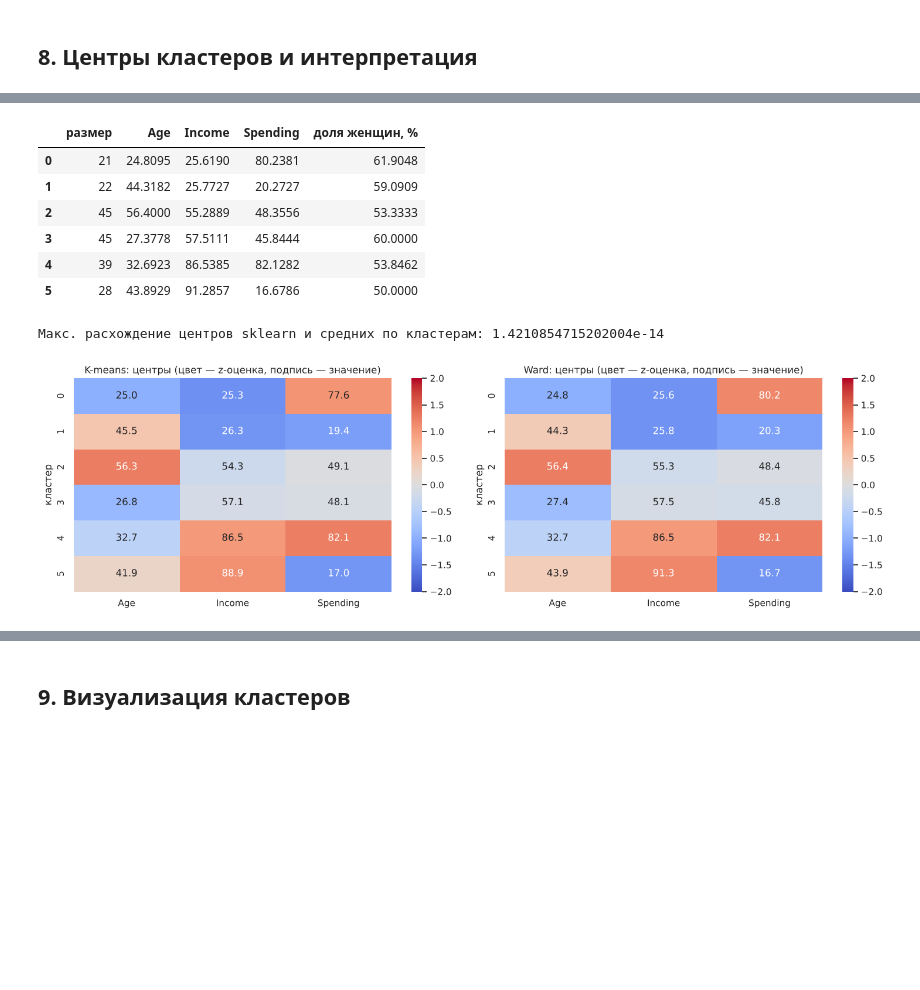
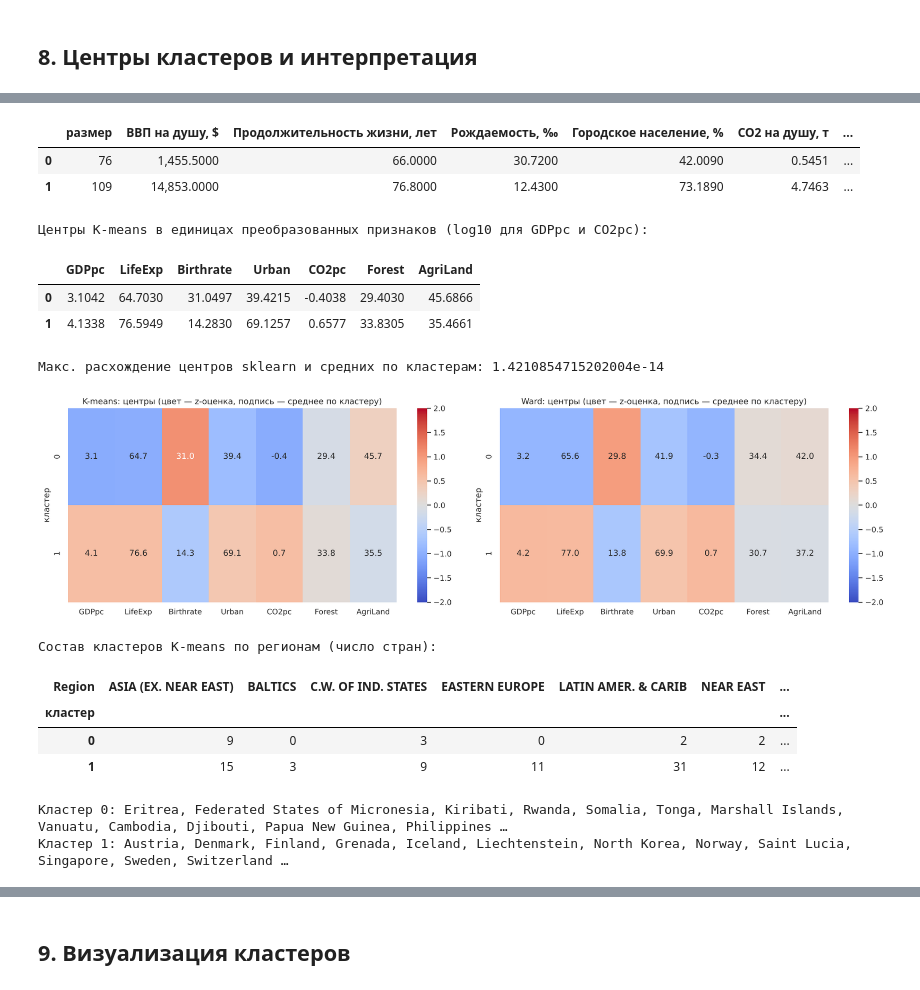
Before and after one commit to TeaTeapot/AI_MachineLearning, a Jupyter notebook: Lab3/lab3.ipynb, the cells around one changed output, grey strips where cells are left out. Saved outputs shown, nothing was run; the diff lists cells and outputs as text; code cells hidden in the pictures; blank space fills up the shorter version.

```diff
--- a/Lab3/lab3.ipynb
+++ b/Lab3/lab3.ipynb
@@ -42,7 +44,7 @@ from sklearn.cluster import KMeans, AgglomerativeClustering
 from sklearn.metrics import (silhouette_score, silhouette_samples, calinski_harabasz_score,
                              davies_bouldin_score, adjusted_rand_score, rand_score,
                              normalized_mutual_info_score, homogeneity_completeness_v_measure)
-from sklearn.metrics.cluster import pair_confusion_matrix
+from sklearn.metrics.cluster import pair_confusion_matrix, contingency_matrix
 
 SEED = 42                                   # единое зерно для воспроизводимости
 random.seed(SEED); np.random.seed(SEED)
@@ -51,7 +53,8 @@ sns.set_theme(style="whitegrid")
 plt.rcParams["figure.dpi"] = 100
 pd.set_option("display.float_format", lambda x: f"{x:,.4f}")
 pd.set_option("display.width", 220)
-pd.set_option("display.max_columns", 30)
+pd.set_option("display.max_columns", 40)
+pd.set_option("display.max_rows", 100)
 print("scikit-learn:", __import__("sklearn").__version__)
 # %% [output]
 scikit-learn: 1.9.1
@@ -295,8 +391,8 @@ plt.tight_layout(); plt.show()
 # %% [markdown]
 ## 4. Структура данных: диаграммы рассеивания и выбор методов
 # %%
-g = sns.pairplot(df[FEATURES], diag_kind="kde", corner=False, plot_kws={"s": 28, "alpha": 0.7, "color": "#4C72B0"},
+g = sns.pairplot(df[FEATURES], diag_kind="kde", corner=True, plot_kws={"s": 14, "alpha": 0.6, "color": "#4C72B0"},
                  diag_kws={"color": "#4C72B0"})
-g.fig.suptitle("Матрица диаграмм рассеивания (исходные единицы)", y=1.02)
+g.fig.suptitle("Матрица диаграмм рассеивания (преобразованные признаки, исходные единицы)", y=1.02)
 plt.show()
 # %% [output]
@@ -405,6 +502,7 @@ gap.T
 # %%
-fig, axes = plt.subplots(1, 3, figsize=(18, 5))
-for ax, k in zip(axes, [K_KM - 1, K_KM, K_KM + 1]):
+ks_show = sorted({max(2, K_KM - 1), K_KM, K_KM + 1})
+fig, axes = plt.subplots(1, len(ks_show), figsize=(6 * len(ks_show), 5))
+for ax, k in zip(np.atleast_1d(axes), ks_show):
     lab = KMeans(n_clusters=k, n_init=10, random_state=SEED).fit_predict(X)
     s = silhouette_samples(X, lab); y0 = 5
     for c in range(k):
@@ -413,5 +511,7 @@ for ax, k in zip(axes, [K_KM - 1, K_KM, K_KM + 1]):
     ax.axvline(s.mean(), color="k", ls="--"); ax.set_xlim(-0.15, 0.85)
     ax.set_title(f"K-means, k = {k}: средний силуэт {s.mean():.3f}, отрицательных: {(s < 0).sum()}")
     ax.set_xlabel("коэффициент силуэта"); ax.set_yticks([])
+    print(f"k = {k}: средние силуэты кластеров по номерам:", [round(float(s[lab == c].mean()), 2) for c in range(k)],
+          "| размеры:", np.bincount(lab).tolist())
 plt.tight_layout(); plt.show()
 # %% [output]
@@ -426,8 +528,8 @@ plt.tight_layout(); plt.show()
 km = KMeans(n_clusters=K_KM, n_init=10, random_state=SEED).fit(X)
 hc = AgglomerativeClustering(n_clusters=K_HC, linkage="ward").fit(X)
 
-# Для удобства сравнения нумеруем кластеры по возрастанию среднего дохода (метки алгоритмов произвольны)
-def relabel(labels, ref=df["Income"].values):
+# Для удобства сравнения нумеруем кластеры по возрастанию медианного ВВП на душу (метки алгоритмов произвольны)
+def relabel(labels, ref=df["GDPpc"].values):
     order = pd.Series(ref).groupby(labels).mean().sort_values().index
     mapping = {old: new for new, old in enumerate(order)}
     return np.vectorize(mapping.get)(labels)
@@ -545,27 +670,37 @@ Ward — компактность кластеров:
 ## 8. Центры кластеров и интерпретация
 # %%
 def profile(labels):
-    g = df.groupby(labels)
-    out = g[FEATURES].mean()
+    g = orig.groupby(labels)
+    out = g.median()                                            # медианы в исходных единицах (устойчивы к хвостам)
     out.insert(0, "размер", g.size())
-    out["доля женщин, %"] = g["Gender"].apply(lambda s: (s == "Female").mean() * 100)
+    top = df.groupby(labels)["Region"].agg(lambda s: s.value_counts().index[0] if s.notna().any() else "—")
+    share = df.groupby(labels)["Region"].agg(lambda s: s.value_counts(normalize=True).iloc[0] * 100 if s.notna().any() else np.nan)
+    out["главный регион"] = top; out["его доля, %"] = share
     return out
 
-print("K-means — центры кластеров (в исходных единицах):")
+print("K-means — типичные значения (медианы) по кластерам, исходные единицы:")
 prof_km = profile(lab_km); display(prof_km)
-print("Ward — средние значения по кластерам (в исходных единицах):")
+print("Ward — типичные значения (медианы) по кластерам, исходные единицы:")
 prof_hc = profile(lab_hc); display(prof_hc)
 
-# центры K-means: проверка, что inverse_transform центров совпадает со средними по кластерам
+# центры K-means: проверка, что центры sklearn (после inverse_transform) совпадают со средними по кластерам
 centers_orig = pd.DataFrame(scaler.inverse_transform(km.cluster_centers_), columns=FEATURES)
 centers_orig.index = [pd.Series(lab_km)[km.labels_ == i].iloc[0] for i in range(K_KM)]
 centers_orig = centers_orig.sort_index()
-print("Макс. расхождение центров sklearn и средних по кластерам:", float(np.abs(centers_orig.values - prof_km[FEATURES].values).max()))
+print("Центры K-means в единицах преобразованных признаков (log10 для GDPpc и CO2pc):")
+display(centers_orig)
+print("Макс. расхождение центров sklearn и средних по кластерам:", float(np.abs(centers_orig.values - df.groupby(lab_km)[FEATURES].mean().values).max()))
 
-fig, axes = plt.subplots(1, 2, figsize=(15, 4.5))
-for ax, p, name in zip(axes, [prof_km, prof_hc], ["K-means", "Ward"]):
-    z = (p[FEATURES] - df[FEATURES].mean()) / df[FEATURES].std()
-    sns.heatmap(z, annot=p[FEATURES].round(1), fmt="", cmap="coolwarm", center=0, vmin=-2, vmax=2, ax=ax)
-    ax.set_title(f"{name}: центры (цвет — z-оценка, подпись — значение)"); ax.set_ylabel("кластер")
+fig, axes = plt.subplots(1, 2, figsize=(18, 4.8))
+for ax, lab, p, name in zip(axes, [lab_km, lab_hc], [prof_km, prof_hc], ["K-means", "Ward"]):
+    m = df.groupby(lab)[FEATURES].mean()
+    z = (m - df[FEATURES].mean()) / df[FEATURES].std()
+    sns.heatmap(z, annot=m.round(1), fmt="", cmap="coolwarm", center=0, vmin=-2, vmax=2, ax=ax)
+    ax.set_title(f"{name}: центры (цвет — z-оценка, подпись — среднее по кластеру)"); ax.set_ylabel("кластер")
 plt.tight_layout(); plt.show()
+
+print("Состав кластеров K-means по регионам (число стран):")
+display(pd.crosstab(pd.Series(lab_km, name="кластер"), df["Region"].fillna("неизвестен")))
+for c in range(K_KM):
+    print(f"Кластер {c}:", ", ".join(df.loc[lab_km == c, "Country"].head(12)), "…" if (lab_km == c).sum() > 12 else "")
 # %% [output]
@@ -581,9 +712,16 @@ Ward — средние значения по кластерам (в исход
-|  | размер | Age | Income | Spending | доля женщин, % |
-| 0 | 21 | 24.8095 | 25.6190 | 80.2381 | 61.9048 |
-| 1 | 22 | 44.3182 | 25.7727 | 20.2727 | 59.0909 |
-| 2 | 45 | 56.4000 | 55.2889 | 48.3556 | 53.3333 |
-| 3 | 45 | 27.3778 | 57.5111 | 45.8444 | 60.0000 |
-| 4 | 39 | 32.6923 | 86.5385 | 82.1282 | 53.8462 |
-| 5 | 28 | 43.8929 | 91.2857 | 16.6786 | 50.0000 |
+|  | размер | ВВП на душу, $ | Продолжительность жизни, лет | Рождаемость, ‰ | Городское население, % | CO2 на душу, т | ... |
+| 0 | 76 | 1,455.5000 | 66.0000 | 30.7200 | 42.0090 | 0.5451 | ... |
+| 1 | 109 | 14,853.0000 | 76.8000 | 12.4300 | 73.1890 | 4.7463 | ... |
-Макс. расхождение центров sklearn и средних по кластерам: 1.4210854715202004e-14
+Центры K-means в единицах преобразованных признаков (log10 для GDPpc и CO2pc):
+|  | GDPpc | LifeExp | Birthrate | Urban | CO2pc | Forest | AgriLand |
+| 0 | 3.1042 | 64.7030 | 31.0497 | 39.4215 | -0.4038 | 29.4030 | 45.6866 |
+| 1 | 4.1338 | 76.5949 | 14.2830 | 69.1257 | 0.6577 | 33.8305 | 35.4661 |
+Макс. расхождение центров sklearn и средних по кластерам: 1.4210854715202004e-14
-[figure, old version]
+[figure, new version]
+Состав кластеров K-means по регионам (число стран):
+| Region | ASIA (EX. NEAR EAST) | BALTICS | C.W. OF IND. STATES | EASTERN EUROPE | LATIN AMER. & CARIB | NEAR EAST | ... |
+| кластер |  |  |  |  |  |  | ... |
+| 0 | 9 | 0 | 3 | 0 | 2 | 2 | ... |
+| 1 | 15 | 3 | 9 | 11 | 31 | 12 | ... |
+Кластер 0: Eritrea, Federated States of Micronesia, Kiribati, Rwanda, Somalia, Tonga, Marshall Islands, Vanuatu, Cambodia, Djibouti, Papua New Guinea, Philippines …
+Кластер 1: Austria, Denmark, Finland, Grenada, Iceland, Liechtenstein, North Korea, Norway, Saint Lucia, Singapore, Sweden, Switzerland …
```
Also changed, not shown: parts of 70 cells of this notebook.
